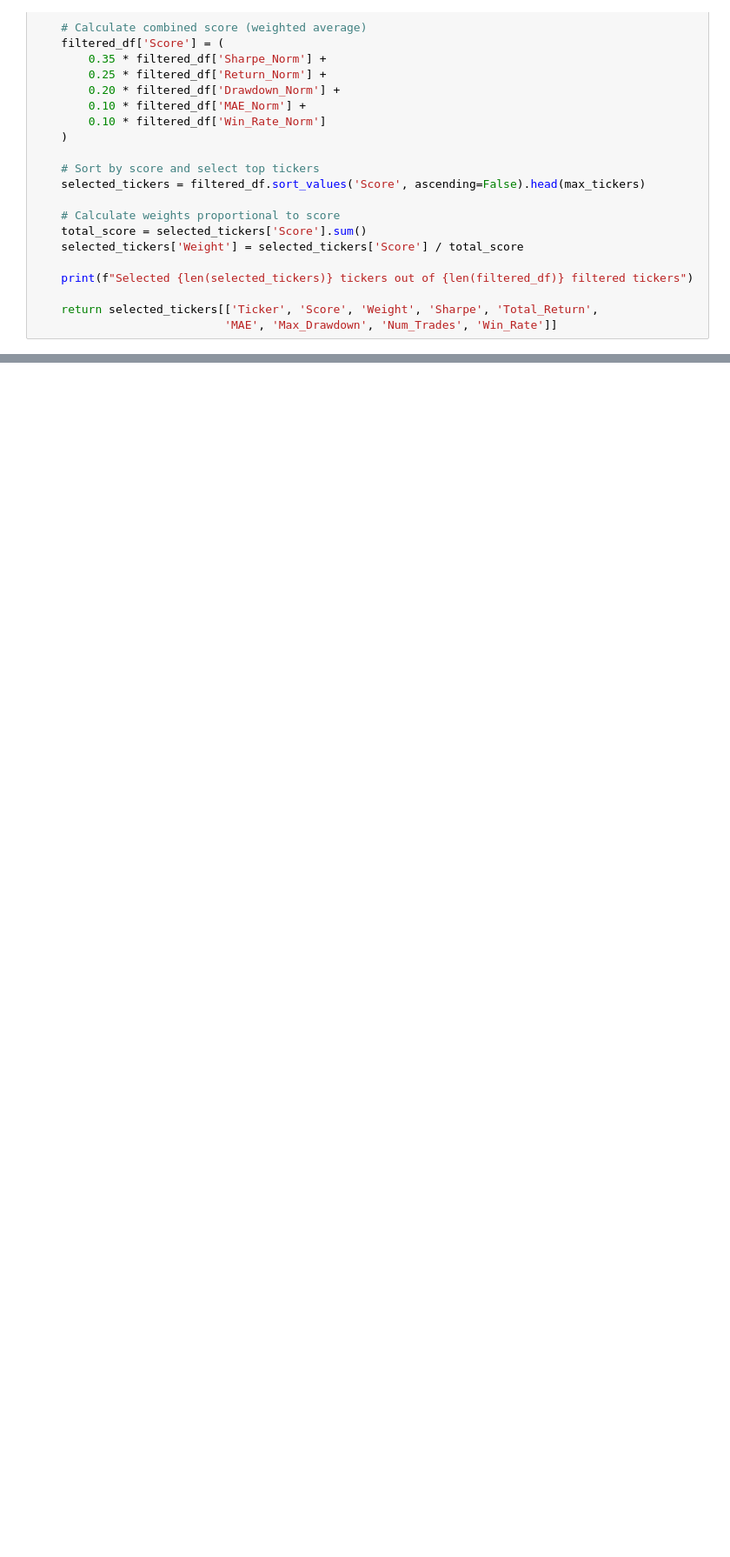
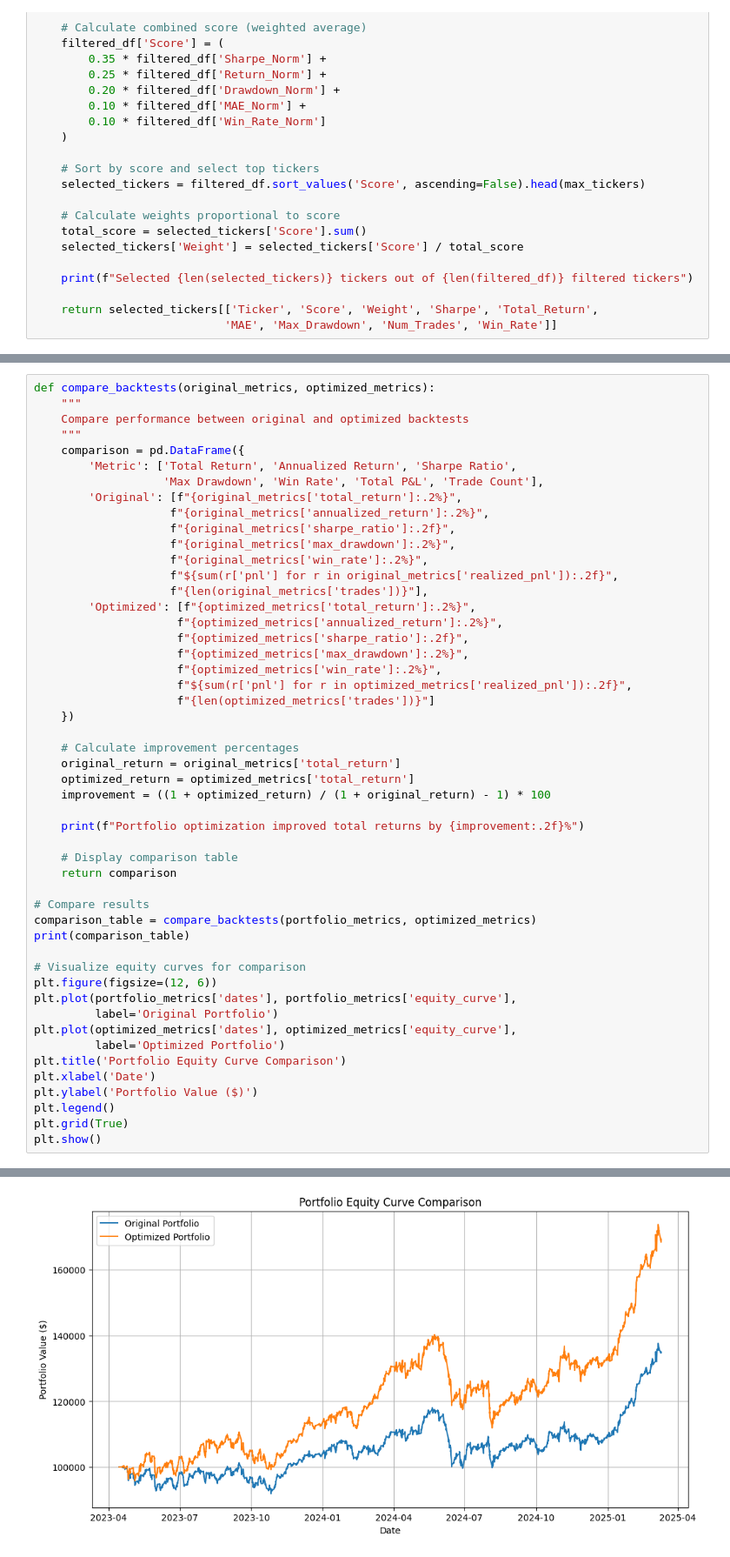
Before and after one commit to Liviogit/Projet_trading_automatique, a Jupyter notebook: deepclaude2.ipynb, the cells around one changed output, grey strips where cells are left out. Shown at 87% size. Cells and saved outputs as stored; diff of their text form; blank space fills up the shorter version.

```diff
--- a/deepclaude2.ipynb
+++ b/deepclaude2.ipynb
@@ -2105,0 +1791,51 @@ trade_analysis = analyze_trade_performance(portfolio_metrics)
+# %%
+def compare_backtests(original_metrics, optimized_metrics):
+    """
+    Compare performance between original and optimized backtests
+    """
+    comparison = pd.DataFrame({
+        'Metric': ['Total Return', 'Annualized Return', 'Sharpe Ratio',
+                   'Max Drawdown', 'Win Rate', 'Total P&L', 'Trade Count'],
+        'Original': [f"{original_metrics['total_return']:.2%}",
+                    f"{original_metrics['annualized_return']:.2%}",
+                    f"{original_metrics['sharpe_ratio']:.2f}",
+                    f"{original_metrics['max_drawdown']:.2%}",
+                    f"{original_metrics['win_rate']:.2%}",
+                    f"${sum(r['pnl'] for r in original_metrics['realized_pnl']):.2f}",
+                    f"{len(original_metrics['trades'])}"],
+        'Optimized': [f"{optimized_metrics['total_return']:.2%}",
+                     f"{optimized_metrics['annualized_return']:.2%}",
+                     f"{optimized_metrics['sharpe_ratio']:.2f}",
+                     f"{optimized_metrics['max_drawdown']:.2%}",
+                     f"{optimized_metrics['win_rate']:.2%}",
+                     f"${sum(r['pnl'] for r in optimized_metrics['realized_pnl']):.2f}",
+                     f"{len(optimized_metrics['trades'])}"]
+    })
+
+    # Calculate improvement percentages
+    original_return = original_metrics['total_return']
+    optimized_return = optimized_metrics['total_return']
+    improvement = ((1 + optimized_return) / (1 + original_return) - 1) * 100
+
+    print(f"Portfolio optimization improved total returns by {improvement:.2f}%")
+
+    # Display comparison table
+    return comparison
+
+# Compare results
+comparison_table = compare_backtests(portfolio_metrics, optimized_metrics)
+print(comparison_table)
+
+# Visualize equity curves for comparison
+plt.figure(figsize=(12, 6))
+plt.plot(portfolio_metrics['dates'], portfolio_metrics['equity_curve'],
+         label='Original Portfolio')
+plt.plot(optimized_metrics['dates'], optimized_metrics['equity_curve'],
+         label='Optimized Portfolio')
+plt.title('Portfolio Equity Curve Comparison')
+plt.xlabel('Date')
+plt.ylabel('Portfolio Value ($)')
+plt.legend()
+plt.grid(True)
+plt.show()
+# %% [output]
@@ -2105,0 +1851 @@ trade_analysis = analyze_trade_performance(portfolio_metrics)
+[figure, added]
```
Also changed, not shown: parts of 17 cells of this notebook, 3 other files.
